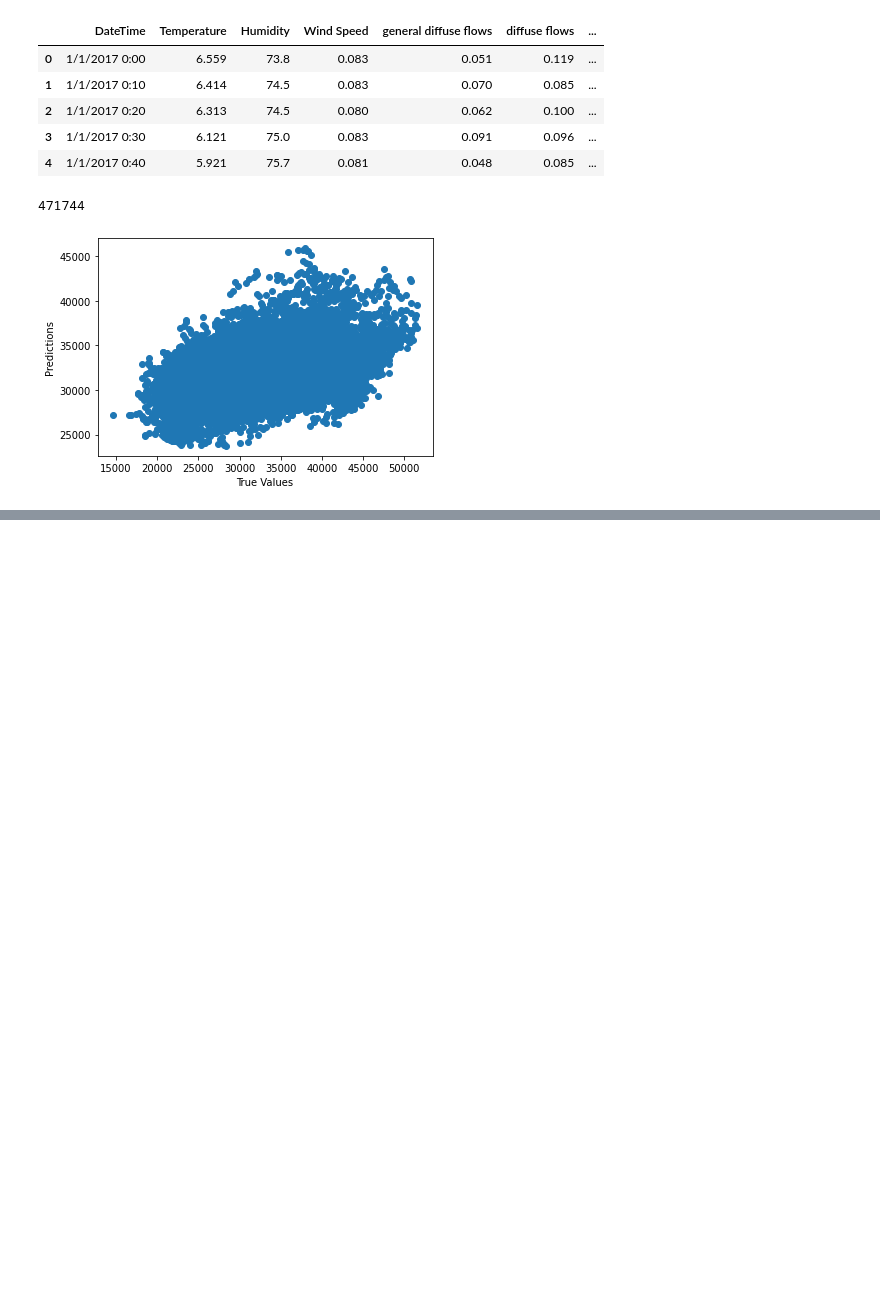
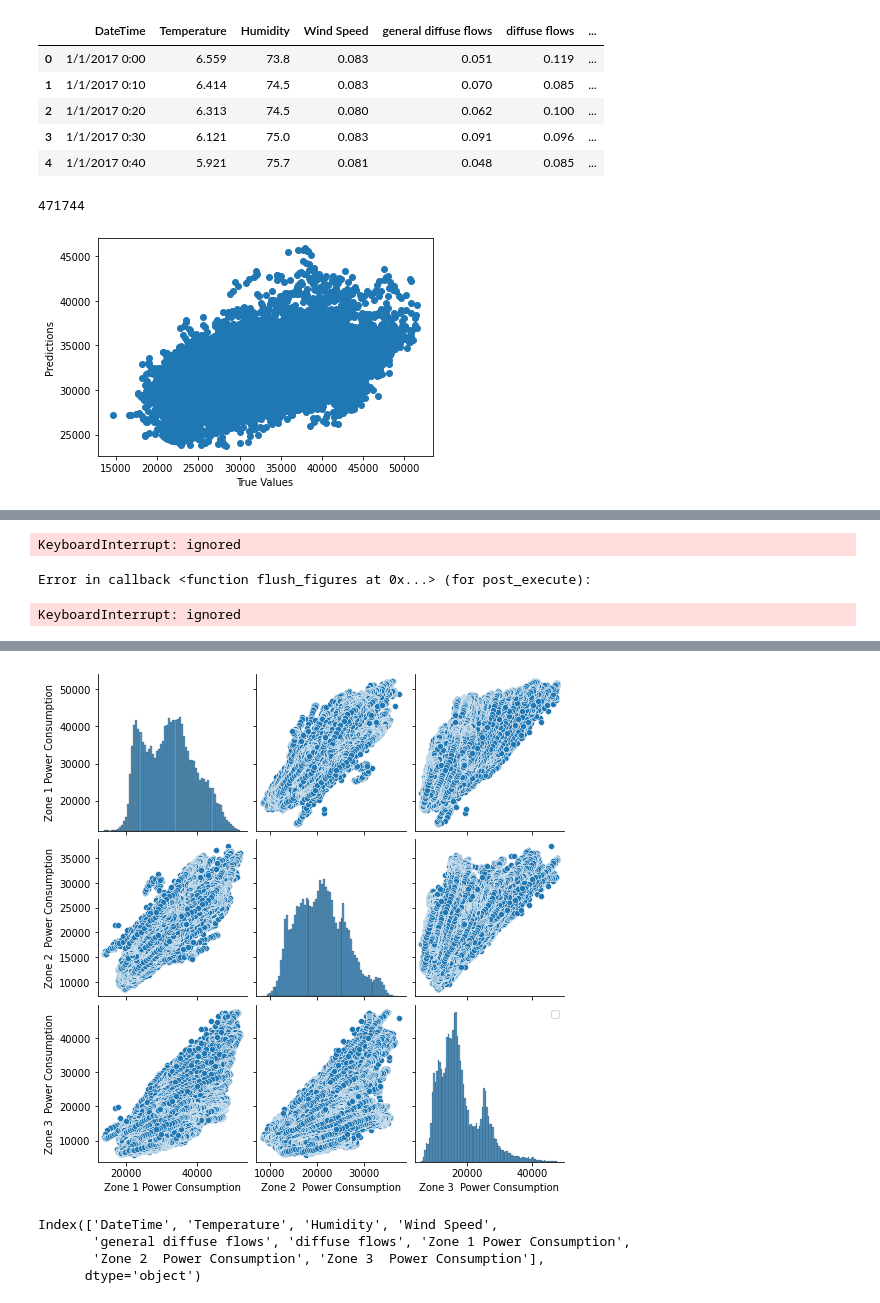
Before and after one commit to Chuka-J-Uzo/Regression_Analysis_PowerConsumption_Data, a Jupyter notebook: Regression_model_main.ipynb, the cells around one changed output, grey strips where cells are left out. Cells and saved outputs as stored; diff of their text form; code cells hidden in the pictures; blank space fills up the shorter version.

```diff
--- a/Regression_model_main.ipynb
+++ b/Regression_model_main.ipynb
@@ -48,0 +60,29 @@ plt.show()
+# %%
+#@title Default title text
+import pandas as pd
+import seaborn as sns
+
+# Read the dataset into a DataFrame
+#df = pd.read_csv('dataset.csv')
+
+# Create a pairplot using Seaborn
+sns.pairplot(df, x_vars=['Humidity'], y_vars='DateTime', kind='reg', hue='DateTime')
+plt.legend(loc='upper right')
+
+# Show the plot
+plt.show()
+# %% [output]
+KeyboardInterrupt: ignored
+Error in callback <function flush_figures at 0x...> (for post_execute):
+KeyboardInterrupt: ignored
+# %%
+import matplotlib.pyplot as plt
+# Select the power consumption columns
+power_consumption = df[['Zone 1 Power Consumption', 'Zone 2  Power Consumption', 'Zone 3  Power Consumption']]
+
+# Create a pairplot using Seaborn
+sns.pairplot(power_consumption)
+
+# Show the plot
+plt.show()
+# %% [output]
@@ -48,0 +90,8 @@ plt.show()
+[figure, added]
+# %%
+df.columns
+# %% [output]
+Index(['DateTime', 'Temperature', 'Humidity', 'Wind Speed',
+       'general diffuse flows', 'diffuse flows', 'Zone 1 Power Consumption',
+       'Zone 2  Power Consumption', 'Zone 3  Power Consumption'],
+      dtype='object')
```
Also changed, not shown: parts of 11 cells of this notebook.
